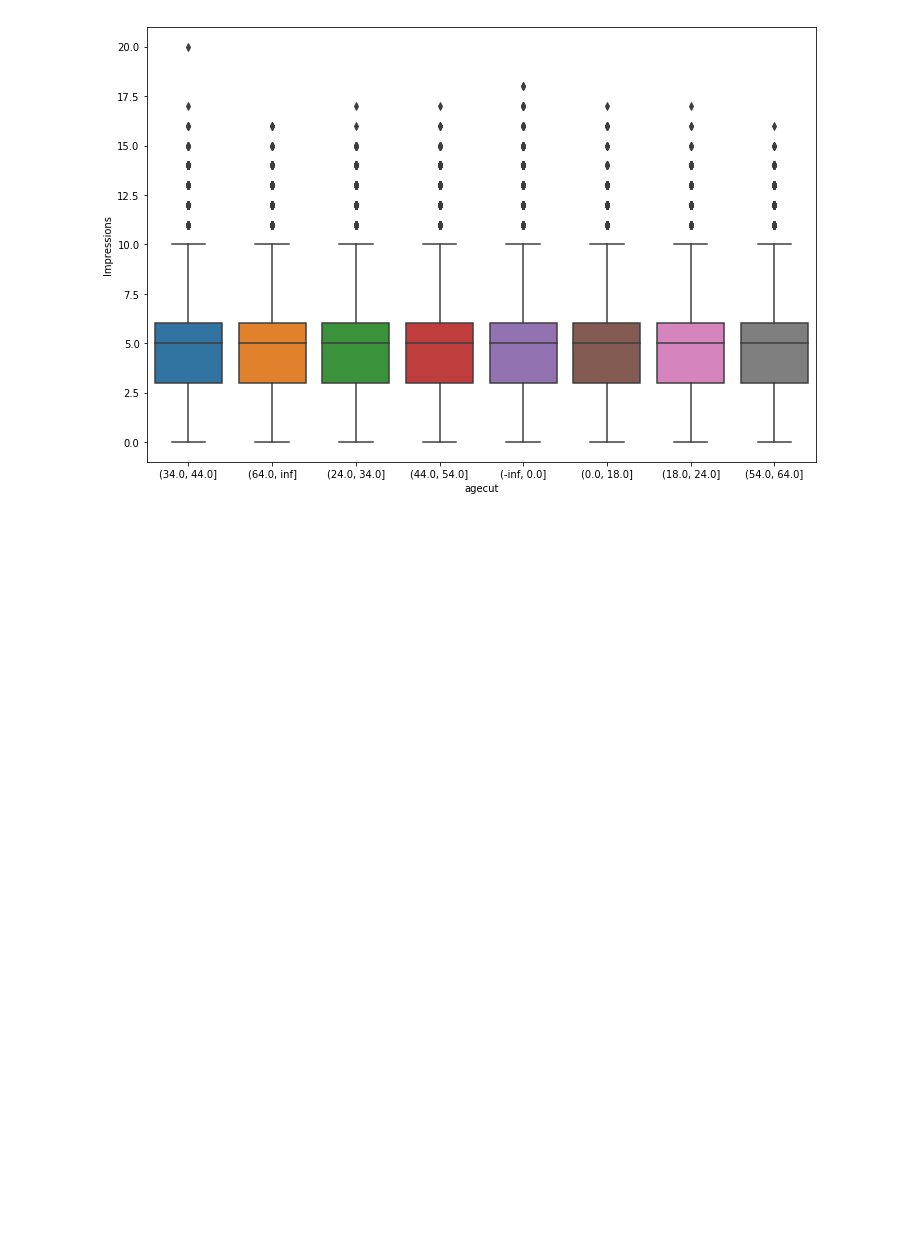
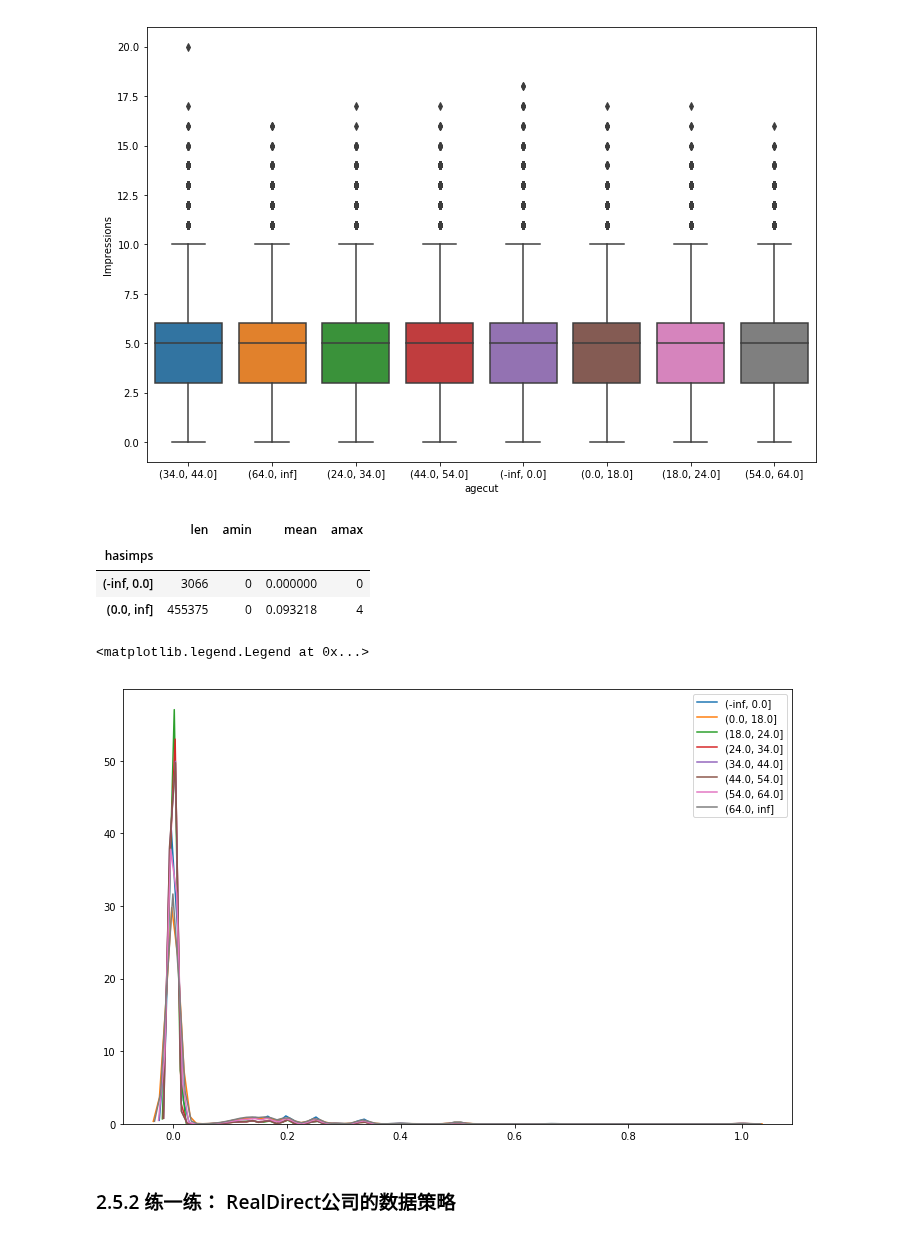
Before and after one commit to rumourcy/DA, a Jupyter notebook: doing-data-science/chapter02.ipynb, the cells around one changed output. Saved outputs shown, nothing was run; the diff lists cells and outputs as text; code cells hidden in the pictures; blank space fills up the shorter version.

```diff
--- a/doing-data-science/chapter02.ipynb
+++ b/doing-data-science/chapter02.ipynb
@@ -97,3 +99,22 @@ sns.boxplot('agecut', 'Impressions', data=nyt1)
 # %% [output]
 <matplotlib.axes._subplots.AxesSubplot at 0x...>
 [figure]
+# %%
+nyt1['hasimps'] = pd.cut(nyt1['Impressions'], bins=[-np.inf, 0, np.inf]).astype('str')
+# %%
+nyt1.groupby(by='hasimps')['Clicks'].agg([len, np.min, np.mean, np.max])
+# %% [output]
+|  | len | amin | mean | amax |
+| hasimps |  |  |  |  |
+| (-inf, 0.0] | 3066 | 0 | 0.000000 | 0 |
+| (0.0, inf] | 455375 | 0 | 0.093218 | 4 |
+# %%
+plt.figure(figsize=(12, 8))
+for name, group in nyt1[nyt1['Impressions'] > 0].groupby(by='agecut'):
+    sns.distplot(group['Clicks']/group['Impressions'], hist=False, label=name)
+plt.legend()
+# %% [output]
+<matplotlib.legend.Legend at 0x...>
+[figure, added]
+# %% [markdown]
+### 2.5.2 练一练： RealDirect公司的数据策略
```
Also changed, not shown: parts of 2 cells of this notebook, 37 other files.
